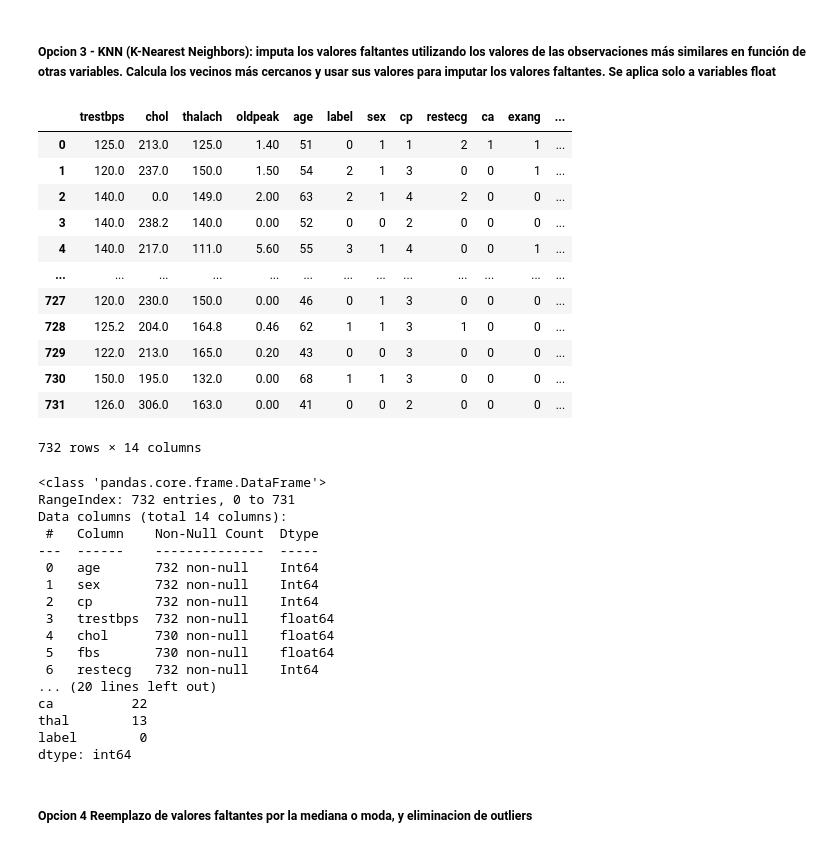
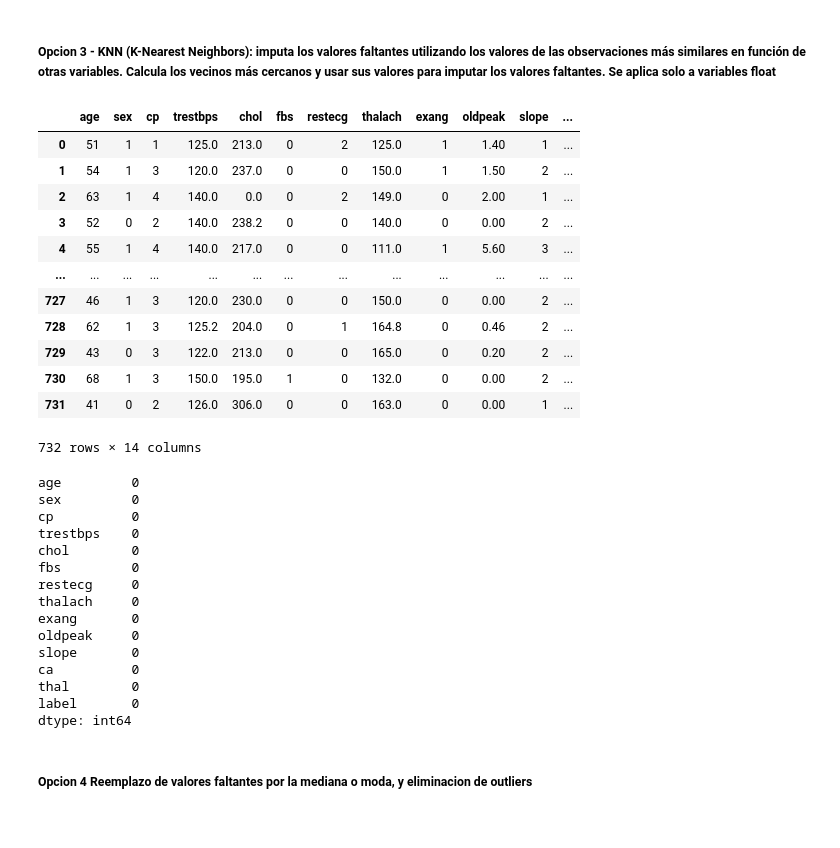
Before and after one commit to cmarty02/DATACADABRA_DataProject_3, a Jupyter notebook: data_raw/Data_Project_3_Cris.ipynb, the cells around one changed output. Saved outputs shown, nothing was run; the diff lists cells and outputs as text; code cells hidden in the pictures.

```diff
--- a/data_raw/Data_Project_3_Cris.ipynb
+++ b/data_raw/Data_Project_3_Cris.ipynb
@@ -669,56 +761,54 @@ dtype: int64
 # %%
 
 train_copy_knn =  train.copy()
 
 # Imputar valores faltantes para variables float
 numeric_imputer = KNNImputer()
 numeric_imputed_data = numeric_imputer.fit_transform(train_copy_knn[float_cols])
 numeric_imputed_df = pd.DataFrame(numeric_imputed_data, columns=float_cols)
 
 # Imputar valores faltantes con la moda para variables int
 categorical_imputed_df = train_copy_knn[int_cols].fillna(train_copy_knn.mode().iloc[0])
 
 # Combinar las variables float y int imputadas
 train_copy_knn = pd.concat([numeric_imputed_df, categorical_imputed_df], axis=1)
 
 # Verificar si hay valores faltantes después de la imputacion
 # Check for missing values
+train_copy_knn = train_copy_knn[train.columns]
 train_copy_knn
 # %% [output]
-|  | trestbps | chol | thalach | oldpeak | age | label | sex | cp | restecg | ca | exang | ... |
-| 0 | 125.0 | 213.0 | 125.0 | 1.40 | 51 | 0 | 1 | 1 | 2 | 1 | 1 | ... |
-| 1 | 120.0 | 237.0 | 150.0 | 1.50 | 54 | 2 | 1 | 3 | 0 | 0 | 1 | ... |
-| 2 | 140.0 | 0.0 | 149.0 | 2.00 | 63 | 2 | 1 | 4 | 2 | 0 | 0 | ... |
-| 3 | 140.0 | 238.2 | 140.0 | 0.00 | 52 | 0 | 0 | 2 | 0 | 0 | 0 | ... |
-| 4 | 140.0 | 217.0 | 111.0 | 5.60 | 55 | 3 | 1 | 4 | 0 | 0 | 1 | ... |
+|  | age | sex | cp | trestbps | chol | fbs | restecg | thalach | exang | oldpeak | slope | ... |
+| 0 | 51 | 1 | 1 | 125.0 | 213.0 | 0 | 2 | 125.0 | 1 | 1.40 | 1 | ... |
+| 1 | 54 | 1 | 3 | 120.0 | 237.0 | 0 | 0 | 150.0 | 1 | 1.50 | 2 | ... |
+| 2 | 63 | 1 | 4 | 140.0 | 0.0 | 0 | 2 | 149.0 | 0 | 2.00 | 1 | ... |
+| 3 | 52 | 0 | 2 | 140.0 | 238.2 | 0 | 0 | 140.0 | 0 | 0.00 | 2 | ... |
+| 4 | 55 | 1 | 4 | 140.0 | 217.0 | 0 | 0 | 111.0 | 1 | 5.60 | 3 | ... |
 | ... | ... | ... | ... | ... | ... | ... | ... | ... | ... | ... | ... | ... |
-| 727 | 120.0 | 230.0 | 150.0 | 0.00 | 46 | 0 | 1 | 3 | 0 | 0 | 0 | ... |
-| 728 | 125.2 | 204.0 | 164.8 | 0.46 | 62 | 1 | 1 | 3 | 1 | 0 | 0 | ... |
-| 729 | 122.0 | 213.0 | 165.0 | 0.20 | 43 | 0 | 0 | 3 | 0 | 0 | 0 | ... |
-| 730 | 150.0 | 195.0 | 132.0 | 0.00 | 68 | 1 | 1 | 3 | 0 | 0 | 0 | ... |
-| 731 | 126.0 | 306.0 | 163.0 | 0.00 | 41 | 0 | 0 | 2 | 0 | 0 | 0 | ... |
+| 727 | 46 | 1 | 3 | 120.0 | 230.0 | 0 | 0 | 150.0 | 0 | 0.00 | 2 | ... |
+| 728 | 62 | 1 | 3 | 125.2 | 204.0 | 0 | 1 | 164.8 | 0 | 0.46 | 2 | ... |
+| 729 | 43 | 0 | 3 | 122.0 | 213.0 | 0 | 0 | 165.0 | 0 | 0.20 | 2 | ... |
+| 730 | 68 | 1 | 3 | 150.0 | 195.0 | 1 | 0 | 132.0 | 0 | 0.00 | 2 | ... |
+| 731 | 41 | 0 | 2 | 126.0 | 306.0 | 0 | 0 | 163.0 | 0 | 0.00 | 1 | ... |
 732 rows × 14 columns
 # %%
 # Check if there are any missing values left
-train_copy_b.info()
-print(train_copy_b.isnull().sum())
+print(train_copy_knn.isnull().sum())
 # %% [output]
-<class 'pandas.core.frame.DataFrame'>
-RangeIndex: 732 entries, 0 to 731
-Data columns (total 14 columns):
- #   Column    Non-Null Count  Dtype
----  ------    --------------  -----
- 0   age       732 non-null    Int64
- 1   sex       732 non-null    Int64
- 2   cp        732 non-null    Int64
- 3   trestbps  732 non-null    float64
- 4   chol      730 non-null    float64
- 5   fbs       730 non-null    float64
- 6   restecg   732 non-null    Int64
-... (20 lines left out)
-ca          22
-thal        13
-label        0
+age         0
+sex         0
+cp          0
+trestbps    0
+chol        0
+fbs         0
+restecg     0
+thalach     0
+exang       0
+oldpeak     0
+slope       0
+ca          0
+thal        0
+label       0
 dtype: int64
 # %% [markdown]
 ##### **Opcion 4** Reemplazo de valores faltantes por la mediana o moda, y eliminacion de outliers
```
Also changed, not shown: parts of 25 cells of this notebook, 1 other file.
